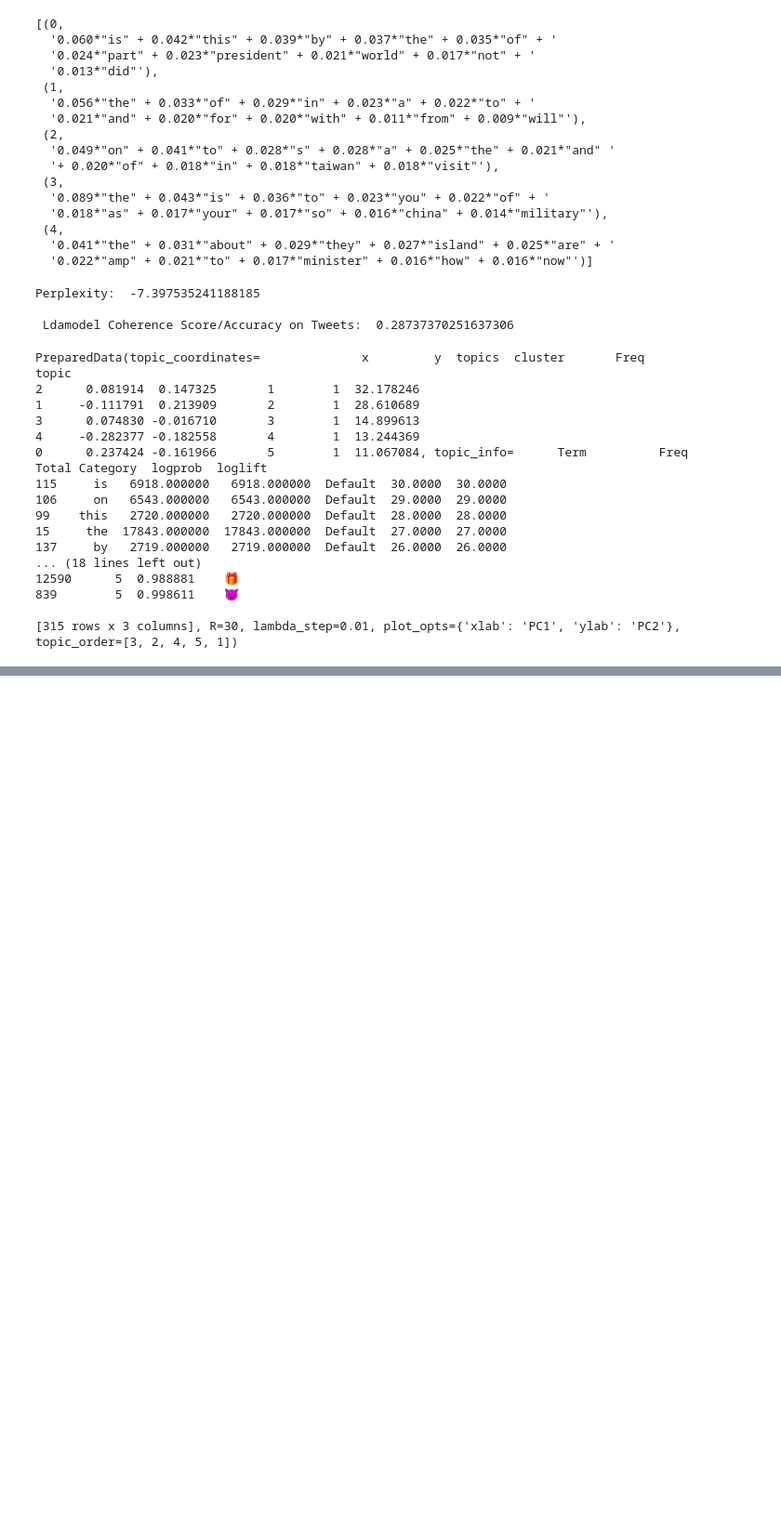
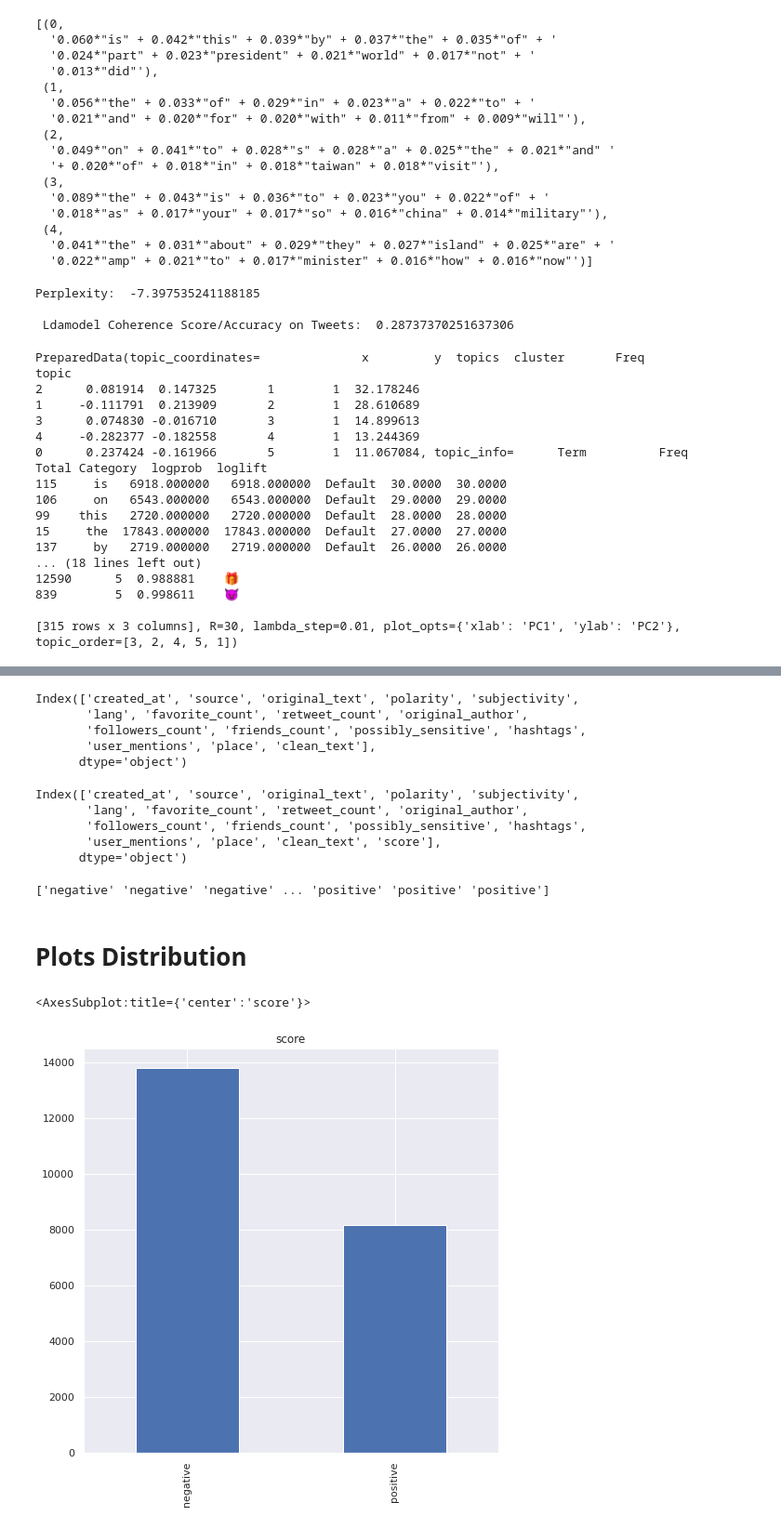
Before and after one commit to Haylemicheal/Twitter-Data-Analysis, a Jupyter notebook: notebooks/model_twitter_data.ipynb, the cells around one changed output, grey strips where cells are left out. Shown: that part at 93% size. Cells and saved outputs as stored; diff of their text form; code cells hidden in the pictures; blank space fills up the shorter version.

```diff
--- a/notebooks/model_twitter_data.ipynb
+++ b/notebooks/model_twitter_data.ipynb
@@ -162,0 +186,42 @@ topic
+# %%
+DataLoader_obj= DataLoader('../data/','cleaned_tweet_data.csv')
+# %%
+tweets_df = DataLoader_obj.read_csv()
+# %%
+tweets_df.columns
+# %% [output]
+Index(['created_at', 'source', 'original_text', 'polarity', 'subjectivity',
+       'lang', 'favorite_count', 'retweet_count', 'original_author',
+       'followers_count', 'friends_count', 'possibly_sensitive', 'hashtags',
+       'user_mentions', 'place', 'clean_text'],
+      dtype='object')
+# %%
+def text_category(p: float) -> str:
+    if p > 0:
+        return "positive"
+    else:
+        return "negative"
+# %%
+tweets_df['polarity'] = tweets_df['polarity'].apply(pd.to_numeric)
+tweets_df['score'] = tweets_df['polarity'].apply(text_category)
+# %% [output]
+Index(['created_at', 'source', 'original_text', 'polarity', 'subjectivity',
+       'lang', 'favorite_count', 'retweet_count', 'original_author',
+       'followers_count', 'friends_count', 'possibly_sensitive', 'hashtags',
+       'user_mentions', 'place', 'clean_text', 'score'],
+      dtype='object')
+# %%
+# Selecting the feature and the label
+features = tweets_df.iloc[:, -2].values
+labels = tweets_df.iloc[:, -1].values
+print(labels)
+# %% [output]
+['negative' 'negative' 'negative' ... 'positive' 'positive' 'positive']
+# %% [markdown]
+# Plots Distribution
+# %%
+score_count =  tweets_df['score'].value_counts()
+score_count.plot(kind="bar", y="score", title="score", figsize=[8, 8])
+# %% [output]
+<AxesSubplot:title={'center':'score'}>
+[figure, added]
```
Also changed, not shown: parts of 14 cells of this notebook.
